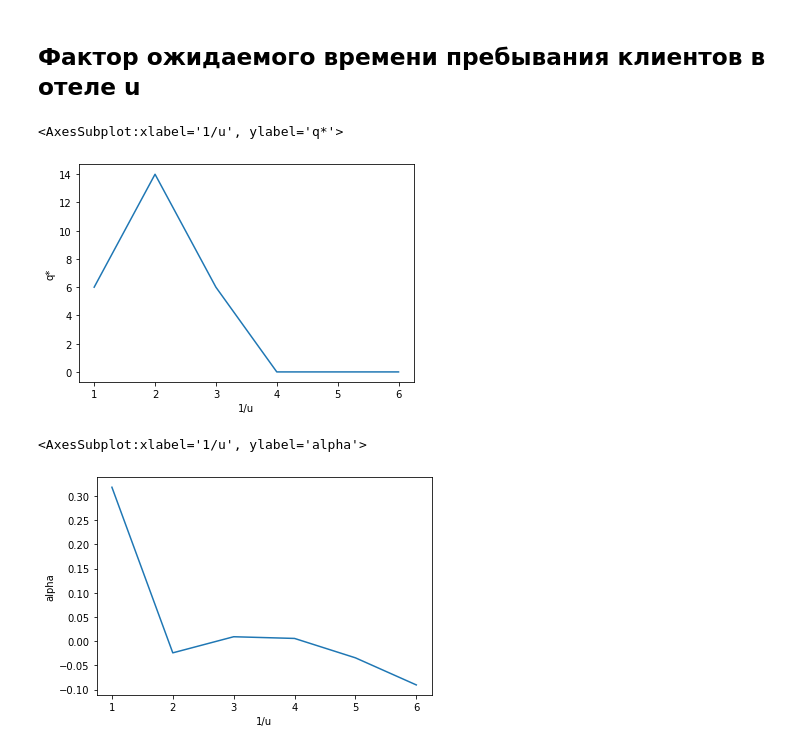
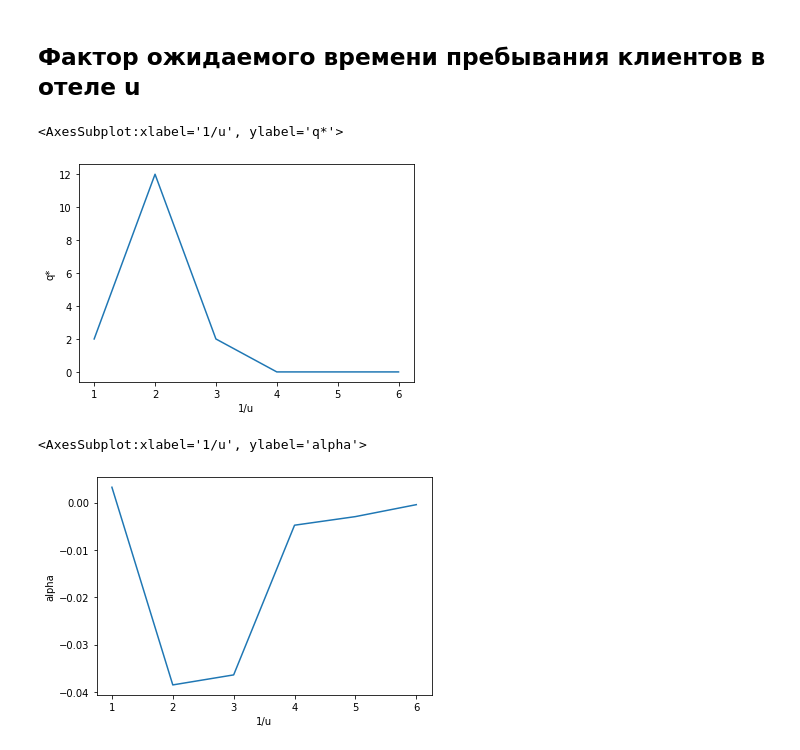
Before and after one commit to LevBugrov/hotel_strategy, a Jupyter notebook: diff.ipynb, the cells around one changed output. Drawn from its saved outputs; the diff is of its cells as text; code cells hidden in the pictures.

```diff
--- a/diff.ipynb
+++ b/diff.ipynb
@@ -150,7 +150,7 @@ q_optimal_form = [0 for _ in range(11)]
 
 for tet_ in range(11):
     for q_now in range(0, 60, 2):
-        profit_ = profit_split(q=q_now, tet=tet_/10, days=1000)
+        profit_ = profit_split(q=q_now, tet=tet_/10, days=10000)
         if Pi_optimal[tet_] < profit_:
             Pi_optimal[tet_] = profit_
             q_optimal[tet_] = q_now
@@ -194,7 +194,7 @@ diff = [[0 for _ in range(size)] for _ in range(size)]
 for q_now in range(20, 80, 2):
    for i in range(size):
         for j in range(size):
-            profit_ = profit_split(lam_e=X[i][j], lam_h=Y[i][j], q=q_now, days=1000)
+            profit_ = profit_split(lam_e=X[i][j], lam_h=Y[i][j], q=q_now, days=2500)
             if Z_optimal[i][j] < profit_:
                 Z_optimal[i][j] = profit_
                 q_optimal[i][j] = q_now
@@ -227,7 +227,7 @@ diff = [[0 for _ in range(size)] for _ in range(size)]
 
 for i in range(size):
     for j in range(size):
-        alpha[i][j] = Z[i][j] / profit_share(lam_e=X[i][j], lam_h=Y[i][j], days=1000)
+        alpha[i][j] = Z[i][j] / profit_share(lam_e=X[i][j], lam_h=Y[i][j], days=2500)
         alpha_form[i][j] = Z_form[i][j] / Pi_com_f(lam_e=X[i][j], lam_h=Y[i][j])
 
         diff[i][j] = alpha[i][j] - alpha_form[i][j]
@@ -258,7 +258,7 @@ q_optimal_form = [0 for _ in range(1, 7)]
 
 for u_ in range(1, 7):
     for q_now in range(0, 60, 2):
-        profit_ = profit_split(wh=200, we=180, q=q_now ,u=1/u_, lam_h=40, lam_e=30, days=1000)
+        profit_ = profit_split(wh=200, we=180, q=q_now ,u=1/u_, lam_h=40, lam_e=30, days=10000)
         if Pi_optimal[u_-1] < profit_:
             Pi_optimal[u_-1] = profit_
             q_optimal[u_-1]=q_now
@@ -272,14 +272,14 @@ df['q*'] = list(map(lambda x,y: x-y, q_optimal, q_optimal_form))
 sns.lineplot(data=df, x="1/u", y="q*")
 # %% [output]
 <AxesSubplot:xlabel='1/u', ylabel='q*'>
-[figure, old version]
+[figure, new version]
 # %%
-Pi_com_optimal = [profit_share(u=1/i, wh=200, we=180, lam_h=40, lam_e=30, days=1000) for i in range(1, 7)]
-Pi_optimal_form = [Pi_com_f(u=1/i, wh=200, we=180, lam_h=40, lam_e=30) for i in range(1, 7)]
+Pi_com_optimal = [profit_share(u=1/i, wh=200, we=180, lam_h=40, lam_e=30, days=10000) for i in range(1, 7)]
+Pi_com_optimal_form = [Pi_com_f(u=1/i, wh=200, we=180, lam_h=40, lam_e=30) for i in range(1, 7)]
 
 df['alpha'] = [Pi_optimal[i]/Pi_com_optimal[i]-Pi_optimal_form[i]/Pi_com_optimal_form[i] for i in range(len(Pi_com_optimal))]
 
 sns.lineplot(data=df, x="1/u", y="alpha")
 # %% [output]
 <AxesSubplot:xlabel='1/u', ylabel='alpha'>
-[figure, old version]
+[figure, new version]
```
Also changed, not shown: parts of 6 cells of this notebook.
